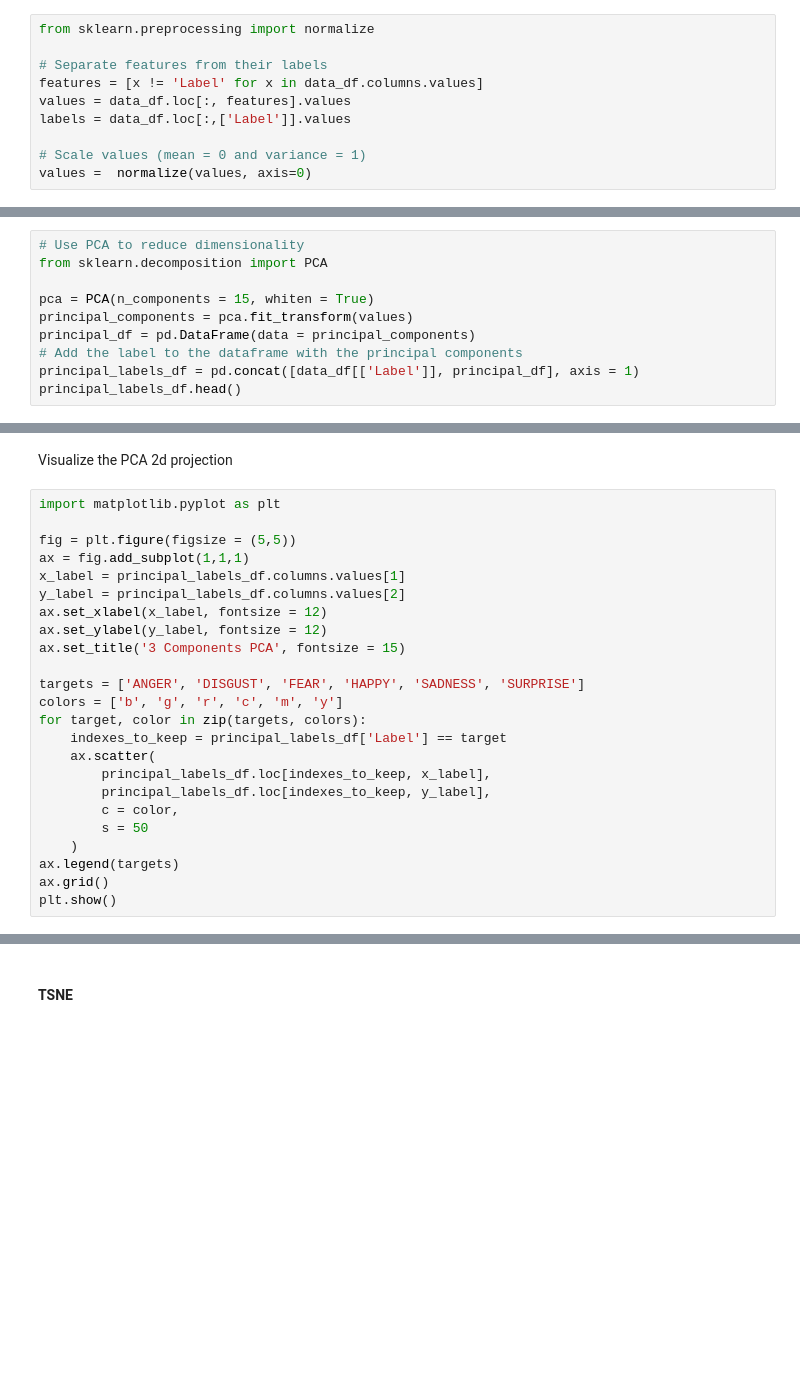
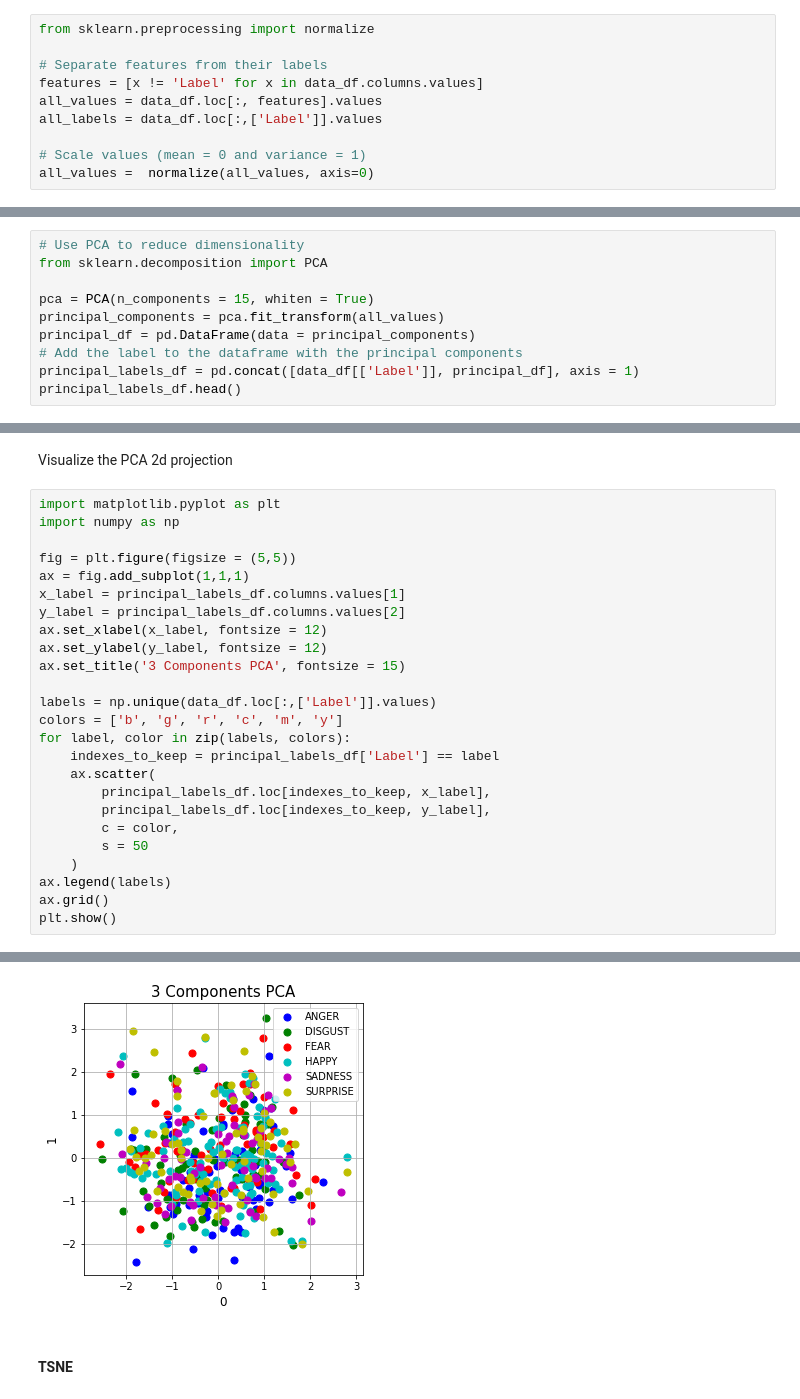
Before and after one commit to diegocasmo/iis-project, a Jupyter notebook: code/final-solution/solution.ipynb, the cells around one changed output, grey strips where cells are left out. Saved outputs shown, nothing was run; the diff lists cells and outputs as text; blank space fills up the shorter version.

Commit message:
update variable 'targets' -> 'labels'

```diff
--- a/code/final-solution/solution.ipynb
+++ b/code/final-solution/solution.ipynb
@@ -54,11 +54,11 @@ from sklearn.preprocessing import normalize
 
 # Separate features from their labels
 features = [x != 'Label' for x in data_df.columns.values]
-values = data_df.loc[:, features].values
-labels = data_df.loc[:,['Label']].values
+all_values = data_df.loc[:, features].values
+all_labels = data_df.loc[:,['Label']].values
 
 # Scale values (mean = 0 and variance = 1)
-values =  normalize(values, axis=0)
+all_values =  normalize(all_values, axis=0)
 # %% [markdown]
 ## Dimensionality Reduction
 # %% [markdown]
@@ -74,7 +72,7 @@ TODO: In PCA we use the option ['mle'](http://scikit-learn.org/stable/modules/ge
 from sklearn.decomposition import PCA
 
 pca = PCA(n_components = 15, whiten = True)
-principal_components = pca.fit_transform(values)
+principal_components = pca.fit_transform(all_values)
 principal_df = pd.DataFrame(data = principal_components)
 # Add the label to the dataframe with the principal components
 principal_labels_df = pd.concat([data_df[['Label']], principal_df], axis = 1)
@@ -90,6 +88,7 @@ principal_labels_df.head()
 Visualize the PCA 2d projection
 # %%
 import matplotlib.pyplot as plt
+import numpy as np
 
 fig = plt.figure(figsize = (5,5))
 ax = fig.add_subplot(1,1,1)
@@ -99,17 +98,17 @@ ax.set_xlabel(x_label, fontsize = 12)
 ax.set_ylabel(y_label, fontsize = 12)
 ax.set_title('3 Components PCA', fontsize = 15)
 
-targets = ['ANGER', 'DISGUST', 'FEAR', 'HAPPY', 'SADNESS', 'SURPRISE']
+labels = np.unique(data_df.loc[:,['Label']].values)
 colors = ['b', 'g', 'r', 'c', 'm', 'y']
-for target, color in zip(targets, colors):
-    indexes_to_keep = principal_labels_df['Label'] == target
+for label, color in zip(labels, colors):
+    indexes_to_keep = principal_labels_df['Label'] == label
     ax.scatter(
         principal_labels_df.loc[indexes_to_keep, x_label],
         principal_labels_df.loc[indexes_to_keep, y_label],
         c = color,
         s = 50
     )
-ax.legend(targets)
+ax.legend(labels)
 ax.grid()
 plt.show()
 # %% [output]
@@ -117,3 +115,4 @@ plt.show()
+[figure, added]
 # %% [markdown]
 #### TSNE
 # %% [markdown]
```
Also changed, not shown: parts of 15 cells of this notebook.
